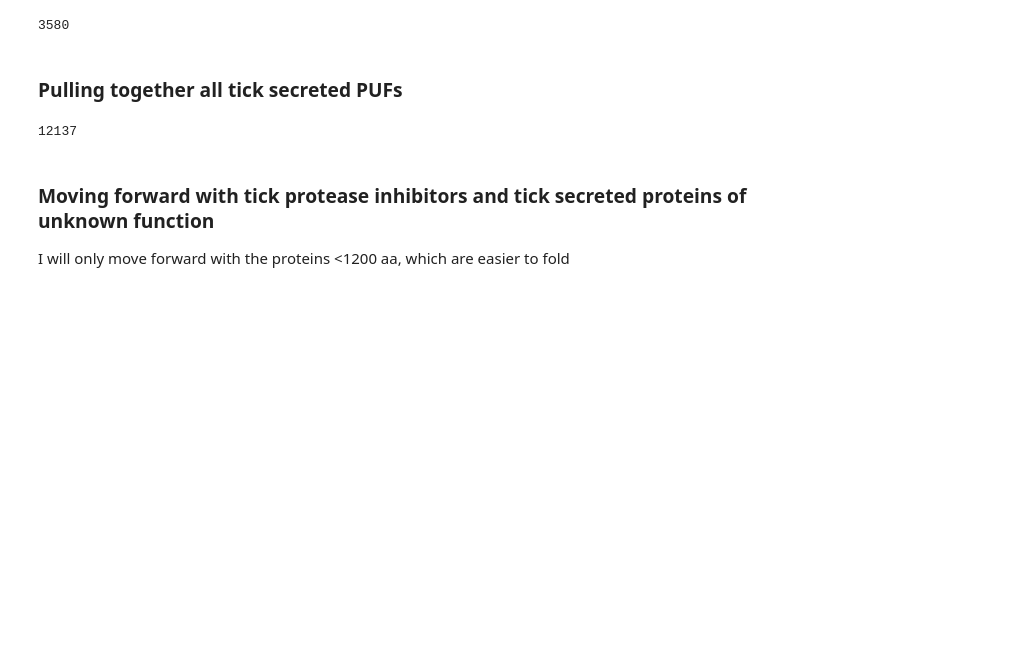
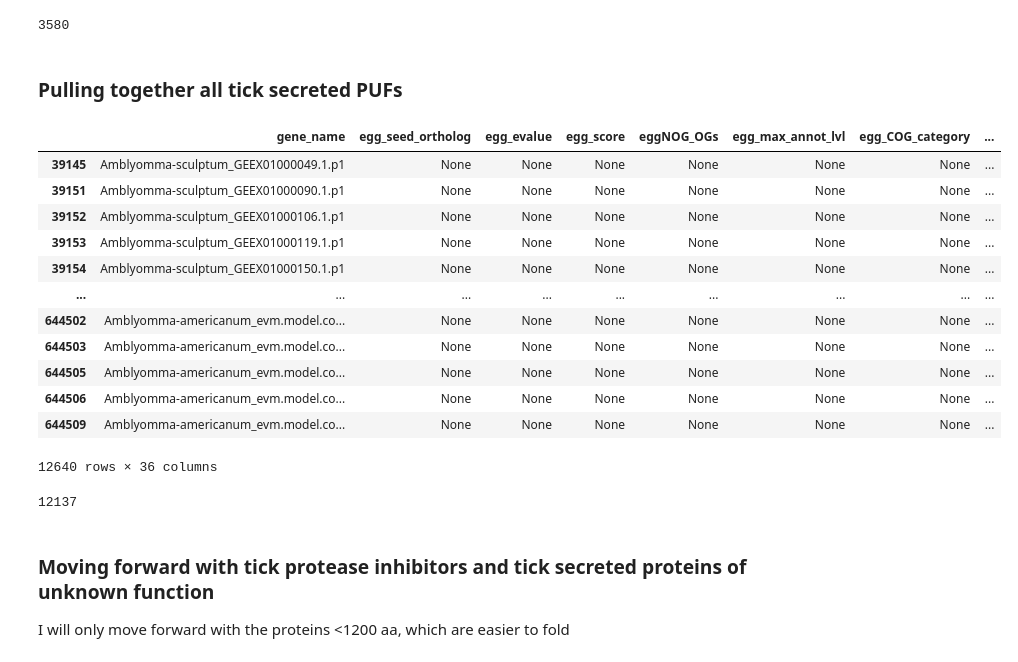
Before and after one commit to Arcadia-Science/2025-pi-disco-pub, a Jupyter notebook: notebooks/01_get_proteins.ipynb, the cells around one changed output. Saved outputs shown, nothing was run; the diff lists cells and outputs as text; code cells hidden in the pictures; blank space fills up the shorter version.

```diff
--- a/notebooks/01_get_proteins.ipynb
+++ b/notebooks/01_get_proteins.ipynb
@@ -79,7 +85,17 @@ def get_high(score_list):
+# %%
+def get_high_score(score_list):
+    answer_list = []
+    for score in score_list:
+        if score == "None":
+            answer = 0
+        else:
+            answer = float(score.split(";")[0])
+        answer_list.append(answer)
+    return(answer_list)
+# %%
+all_df["KO_high_score"] = get_high_score(all_df["KO_score"].to_list())
 # %%
-all_df["KO_high_score"] = get_high(all_df["KO_score"].to_list())
-
-#write full combined annotations to csv - will be on zenodo
+#write full combined annotations to csv
 all_df.to_csv("../../25aacutoff_fullset_100223_annotated/all_chelicerate_proteins_annotated.csv", index = False)
 # %% [markdown]
 ### Pulling all the proteins that have an EGGNOG annotation related to protease inhibitor function
@@ -146,7 +162,22 @@ len(tick_PI_df)
 ticks_df = all_df.loc[all_df["is_tick"] == "yes"]
 # %%
 #secreted proteins of unknown function
-tick_pufs_secreted = ticks_df.loc[(ticks_df["egg_seed_ortholog"] == "None")  & (~ticks_df["KO_pass"].str.contains("\*")) & (ticks_df["deepsig_feature"] == "Signal peptide")]
+tick_pufs_secreted = ticks_df.loc[(ticks_df["egg_seed_ortholog"]=="None")  & (~ticks_df["KO_pass"].str.contains("\*")) & (ticks_df["deepsig_feature"] == "Signal peptide")]
+tick_pufs_secreted
+# %% [output]
+|  | gene_name | egg_seed_ortholog | egg_evalue | egg_score | eggNOG_OGs | egg_max_annot_lvl | egg_COG_category | ... |
+| 39145 | Amblyomma-sculptum_GEEX01000049.1.p1 | None | None | None | None | None | None | ... |
+| 39151 | Amblyomma-sculptum_GEEX01000090.1.p1 | None | None | None | None | None | None | ... |
+| 39152 | Amblyomma-sculptum_GEEX01000106.1.p1 | None | None | None | None | None | None | ... |
+| 39153 | Amblyomma-sculptum_GEEX01000119.1.p1 | None | None | None | None | None | None | ... |
+| 39154 | Amblyomma-sculptum_GEEX01000150.1.p1 | None | None | None | None | None | None | ... |
+| ... | ... | ... | ... | ... | ... | ... | ... | ... |
+| 644502 | Amblyomma-americanum_evm.model.co... | None | None | None | None | None | None | ... |
+| 644503 | Amblyomma-americanum_evm.model.co... | None | None | None | None | None | None | ... |
+| 644505 | Amblyomma-americanum_evm.model.co... | None | None | None | None | None | None | ... |
+| 644506 | Amblyomma-americanum_evm.model.co... | None | None | None | None | None | None | ... |
+| 644509 | Amblyomma-americanum_evm.model.co... | None | None | None | None | None | None | ... |
+12640 rows × 36 columns
 # %%
 # removing the proteins that are putative KO protease inhibitors from the PUFs.
 # This is bc I used a stringent cutoff to define PUFs but a low cutoff to define PIs
```
Also changed, not shown: parts of 6 cells of this notebook, 9 other files.
